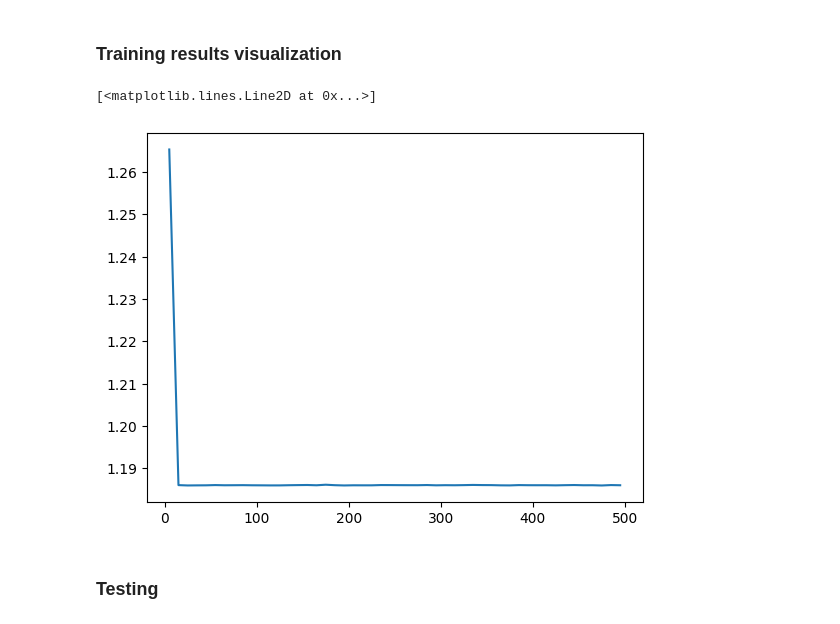
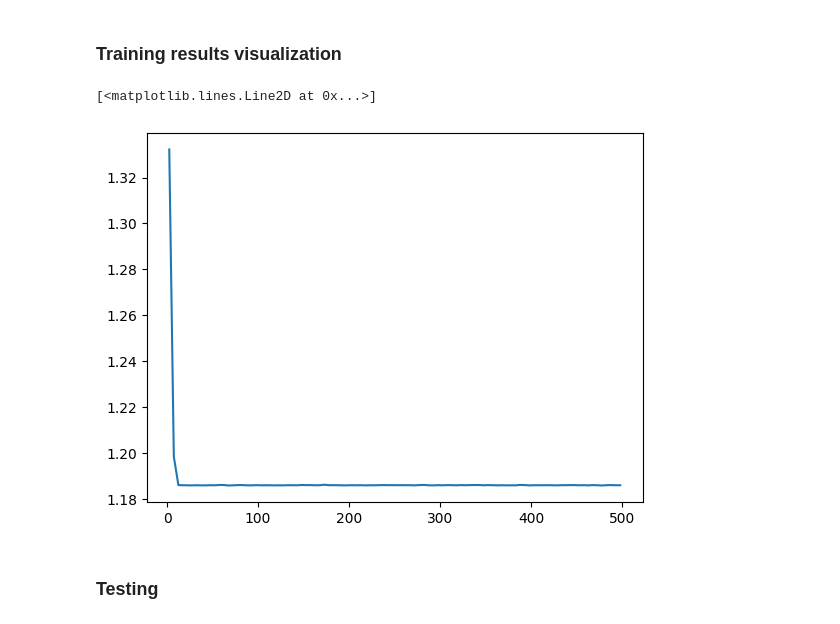
Before and after one commit to Dalsaetra/unitary_memory_indexing_recreated, a Jupyter notebook: notebooks/main.ipynb, the cells around one changed output. Saved outputs shown, nothing was run; the diff lists cells and outputs as text; code cells hidden in the pictures.

```diff
--- a/notebooks/main.ipynb
+++ b/notebooks/main.ipynb
@@ -124,13 +124,13 @@ epoch_data, loss_data = train(training_loader,model,n_epochs=500)
 # %% [markdown]
 ### Training results visualization
 # %%
-epoch_data_avgd = epoch_data.reshape(50,-1).mean(axis=1)
-loss_data_avgd = loss_data.reshape(50,-1).mean(axis=1)
+epoch_data_avgd = epoch_data.reshape(100,-1).mean(axis=1)
+loss_data_avgd = loss_data.reshape(100,-1).mean(axis=1)
 plt.plot(epoch_data_avgd,loss_data_avgd)
 # plt.plot(epoch_data,loss_data)
 # %% [output]
 [<matplotlib.lines.Line2D at 0x...>]
-[figure, old version]
+[figure, new version]
 # %% [markdown]
 ### Testing
 # %%
```
Also changed, not shown: 1 other file.
